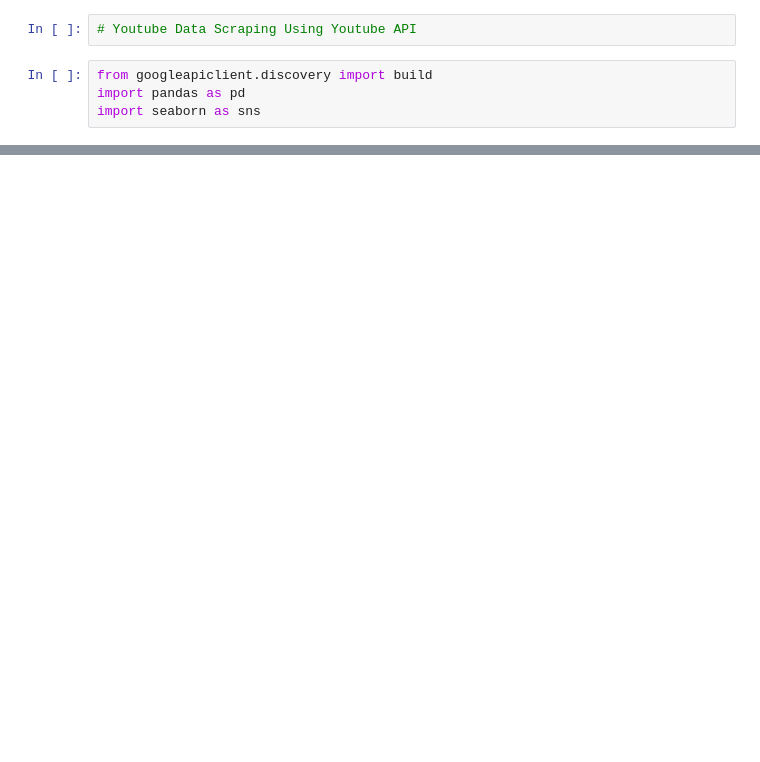
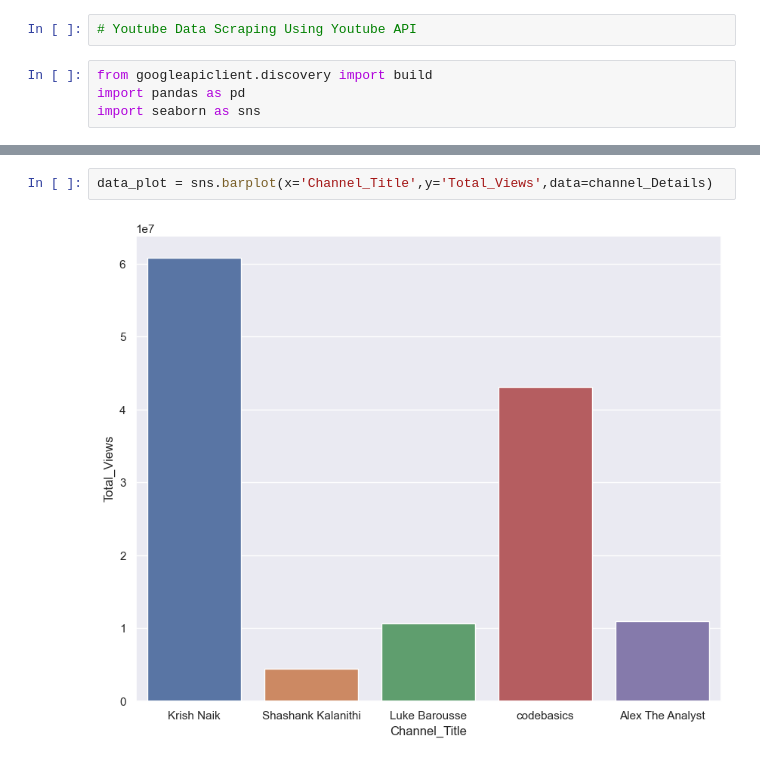
Before and after one commit to ajayu712/Youtube_Data_Analysis, a Jupyter notebook: Youtube_Data_Analysis/Youtube_DA.ipynb, the cells around one changed output, grey strips where cells are left out. Drawn from its saved outputs; the diff is of its cells as text; blank space fills up the shorter version.

```diff
--- a/Youtube_Data_Analysis/Youtube_DA.ipynb
+++ b/Youtube_Data_Analysis/Youtube_DA.ipynb
@@ -33,0 +77,4 @@ getChannelDetails(youtube,channel_id)
+# %%
+data_plot = sns.barplot(x='Channel_Title',y='Total_Views',data=channel_Details)
+# %% [output]
+[figure, added]
```
Also changed, not shown: parts of 10 cells of this notebook.
